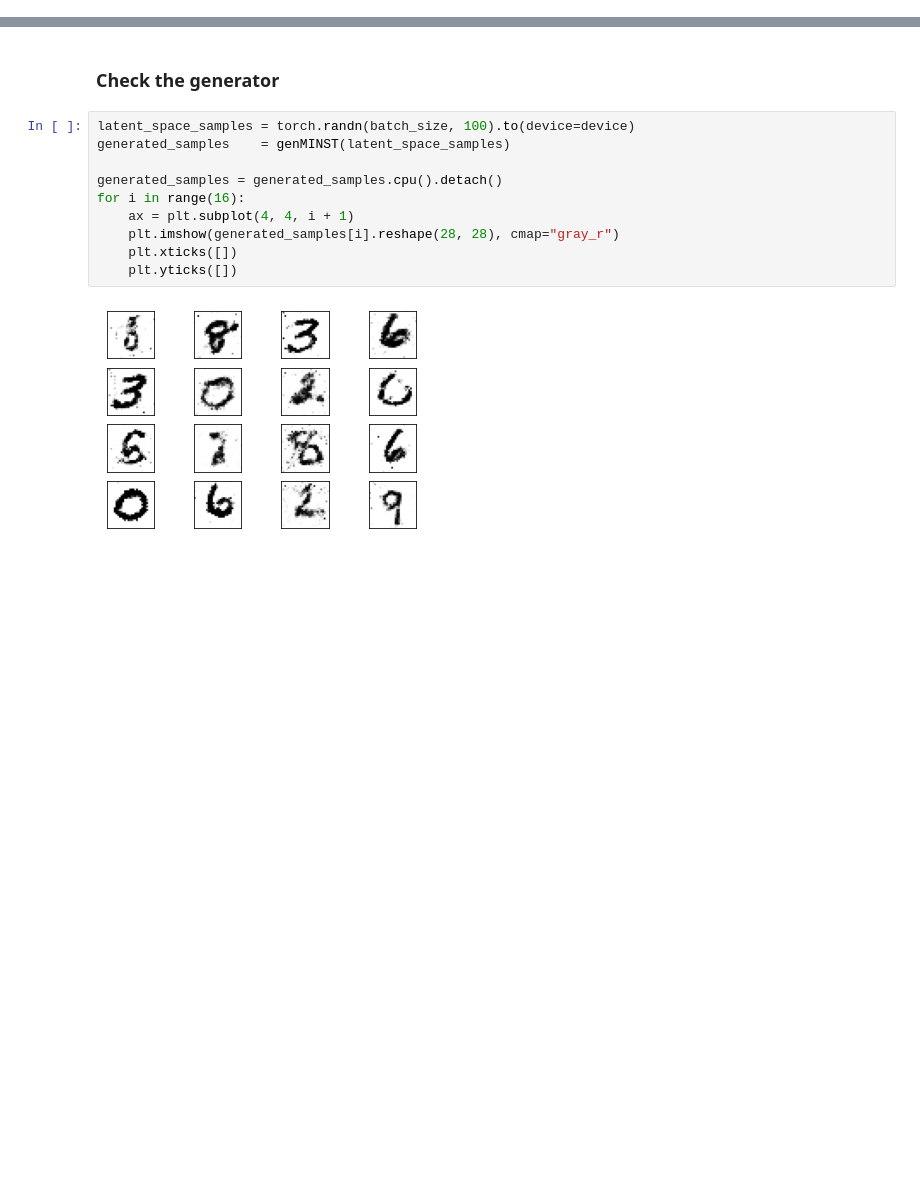
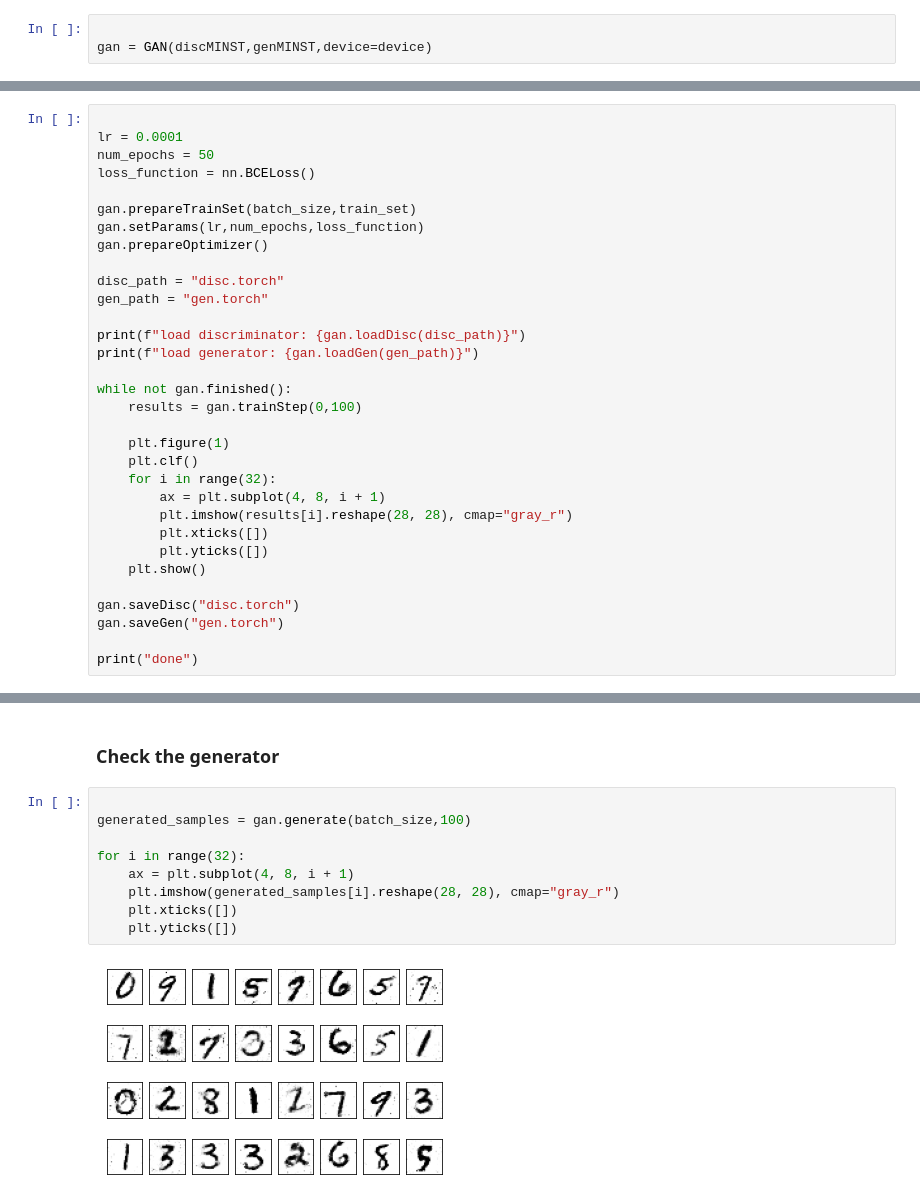
Before and after one commit to PeterWaIIace/AI_Excercises, a Jupyter notebook: GAN.ipynb, the cells around one changed output, grey strips where cells are left out. Drawn from its saved outputs; the diff is of its cells as text; blank space fills up the shorter version.

Commit message:
working GAN with cuda, save and load tested

```diff
--- a/GAN.ipynb
+++ b/GAN.ipynb
@@ -111,3 +106,6 @@ genMINST = GeneratorMINST().to(device=device) # to(device=device) - sends to gpu
+# %%
+
+gan = GAN(discMINST,genMINST,device=device)
 # %% [markdown]
 
 ### Training
@@ -179,0 +113,32 @@ Epoch: 49 Loss G.: 1.2894688844680786
+# %%
+
+lr = 0.0001
+num_epochs = 50
+loss_function = nn.BCELoss()
+
+gan.prepareTrainSet(batch_size,train_set)
+gan.setParams(lr,num_epochs,loss_function)
+gan.prepareOptimizer()
+
+disc_path = "disc.torch"
+gen_path = "gen.torch"
+
+print(f"load discriminator: {gan.loadDisc(disc_path)}")
+print(f"load generator: {gan.loadGen(gen_path)}")
+
+while not gan.finished():
+    results = gan.trainStep(0,100)
+
+    plt.figure(1)
+    plt.clf()
+    for i in range(32):
+        ax = plt.subplot(4, 8, i + 1)
+        plt.imshow(results[i].reshape(28, 28), cmap="gray_r")
+        plt.xticks([])
+        plt.yticks([])
+    plt.show()
+
+gan.saveDisc("disc.torch")
+gan.saveGen("gen.torch")
+
+print("done")
@@ -180,14 +160,13 @@ Epoch: 49 Loss G.: 1.2894688844680786
 # %% [markdown]
 ### Check the generator
 # %%
-latent_space_samples = torch.randn(batch_size, 100).to(device=device)
-generated_samples    = genMINST(latent_space_samples)
 
-generated_samples = generated_samples.cpu().detach()
-for i in range(16):
-    ax = plt.subplot(4, 4, i + 1)
+generated_samples = gan.generate(batch_size,100)
+
+for i in range(32):
+    ax = plt.subplot(4, 8, i + 1)
     plt.imshow(generated_samples[i].reshape(28, 28), cmap="gray_r")
     plt.xticks([])
     plt.yticks([])
 # %% [output]
-[figure, old version]
+[figure, new version]
```
Also changed, not shown: parts of 5 cells of this notebook, 4 other files.
